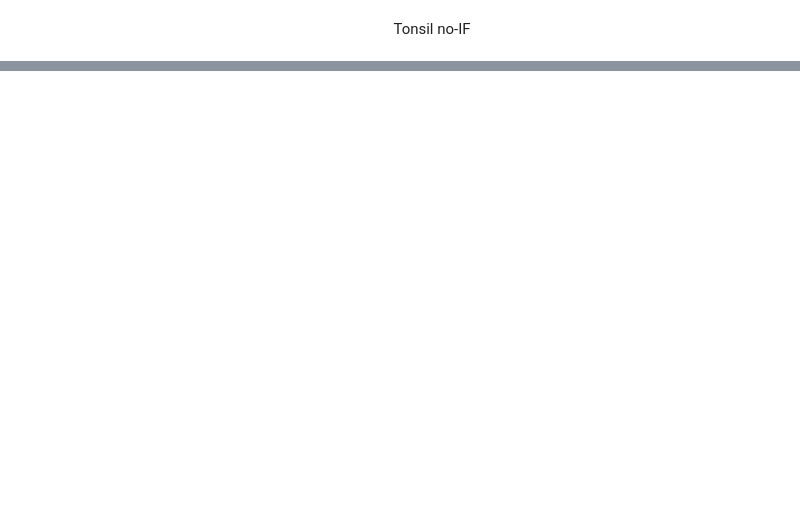
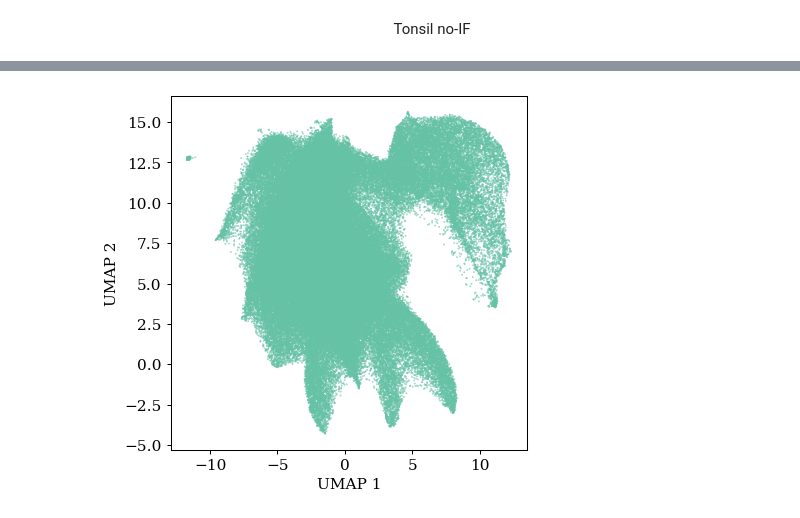
Before and after one commit to gkanfer/SpatialOmicsToolkit, a Jupyter notebook: Tonsil_integration.ipynb, the cells around one changed output, grey strips where cells are left out. Cells and saved outputs as stored; diff of their text form; code cells hidden in the pictures; blank space fills up the shorter version.

```diff
--- a/Tonsil_integration.ipynb
+++ b/Tonsil_integration.ipynb
@@ -172,0 +513,13 @@ for res in resolutions:
+# %%
+ad_yes = adata_concat[adata_concat.obs['batch']=="0",:].copy()
+fig, ax = plt.subplots(1, 1, figsize=(5,5))
+plt.rcParams['figure.dpi'] = 92
+plt.rcParams['font.family'] = ['serif']
+plt.rcParams['font.size'] = 12
+plt.rcParams['axes.labelsize'] = 12
+plt.rcParams['axes.titlesize'] = 12
+plt.rcParams['xtick.labelsize'] = 12
+plt.rcParams['ytick.labelsize'] = 12
+plot_umap(ad_yes,X_umap_label = "X_before_umap", column = "batch",paletteSel = 'Set2',ax = ax,s = 0.1,specColor = plt.cm.get_cmap('Set2', 2)(0))
+# %% [output]
+[figure, added]
```
Also changed, not shown: parts of 36 cells of this notebook, 5 other files.
